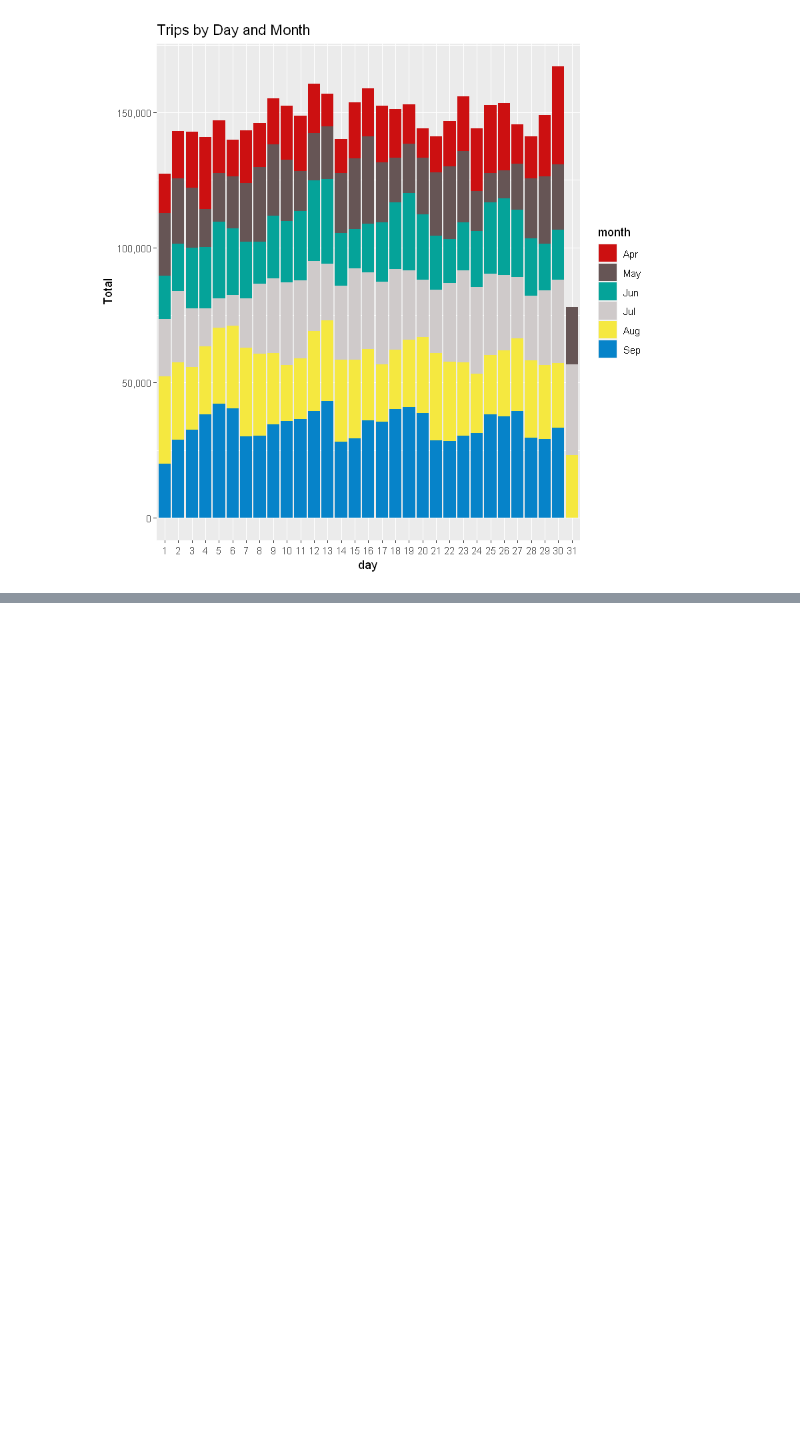
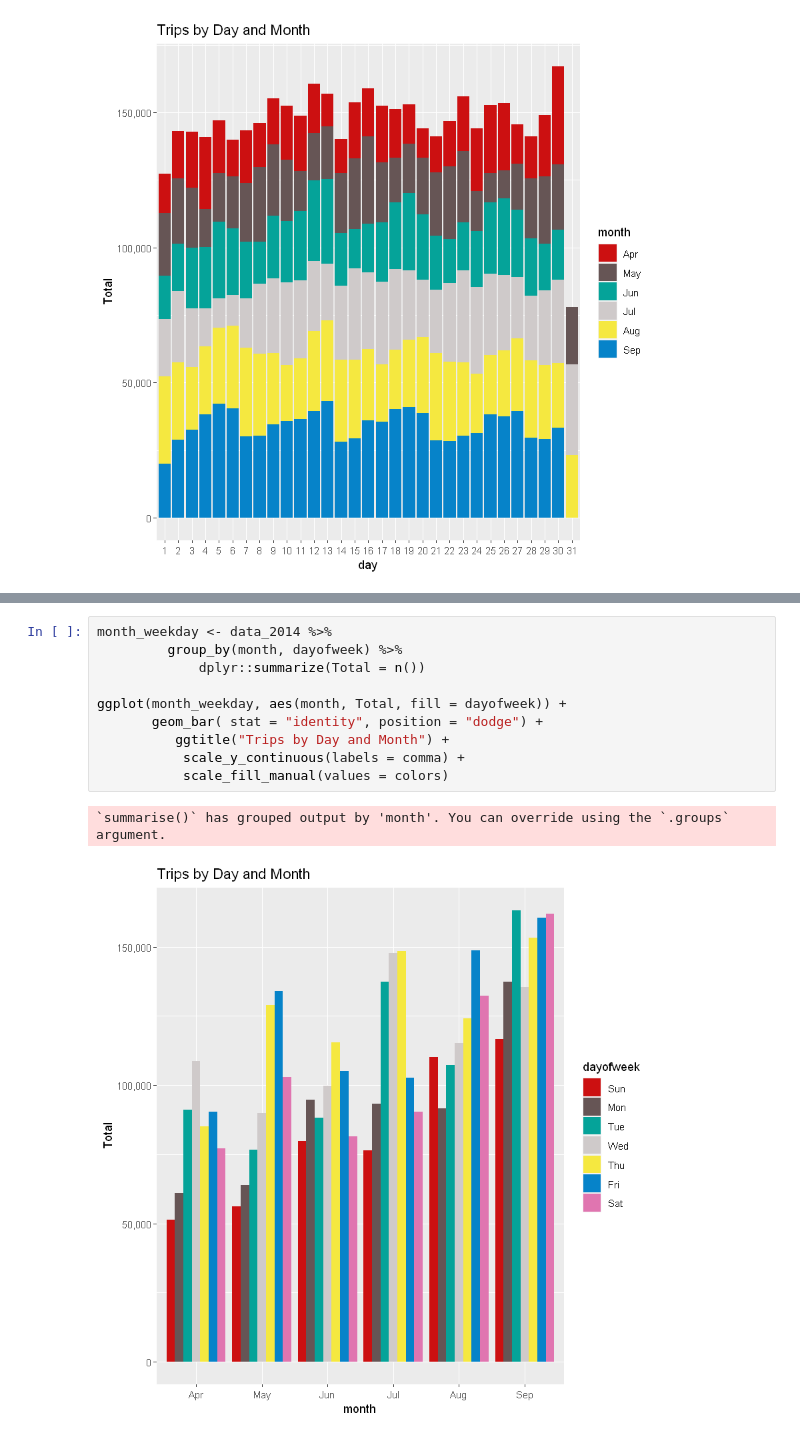
Before and after one commit to kul-deep/BDA_project, a Jupyter notebook: Mini_project/Uber_data-analysis.ipynb, the cells around one changed output, grey strips where cells are left out. Saved outputs shown, nothing was run; the diff lists cells and outputs as text; blank space fills up the shorter version.

```diff
--- a/Mini_project/Uber_data-analysis.ipynb
+++ b/Mini_project/Uber_data-analysis.ipynb
@@ -118,3 +133,16 @@ ggplot(month_group, aes(month, Total, fill = month)) +
             scale_fill_manual(values = colors)
 # %% [output]
 [figure]
+# %%
+month_weekday <- data_2014 %>%
+         group_by(month, dayofweek) %>%
+             dplyr::summarize(Total = n())
+
+ggplot(month_weekday, aes(month, Total, fill = dayofweek)) +
+       geom_bar( stat = "identity", position = "dodge") +
+          ggtitle("Trips by Day and Month") +
+           scale_y_continuous(labels = comma) +
+           scale_fill_manual(values = colors)
+# %% [output]
+`summarise()` has grouped output by 'month'. You can override using the `.groups` argument.
+[figure, added]
```
Also changed, not shown: parts of 9 cells of this notebook.
